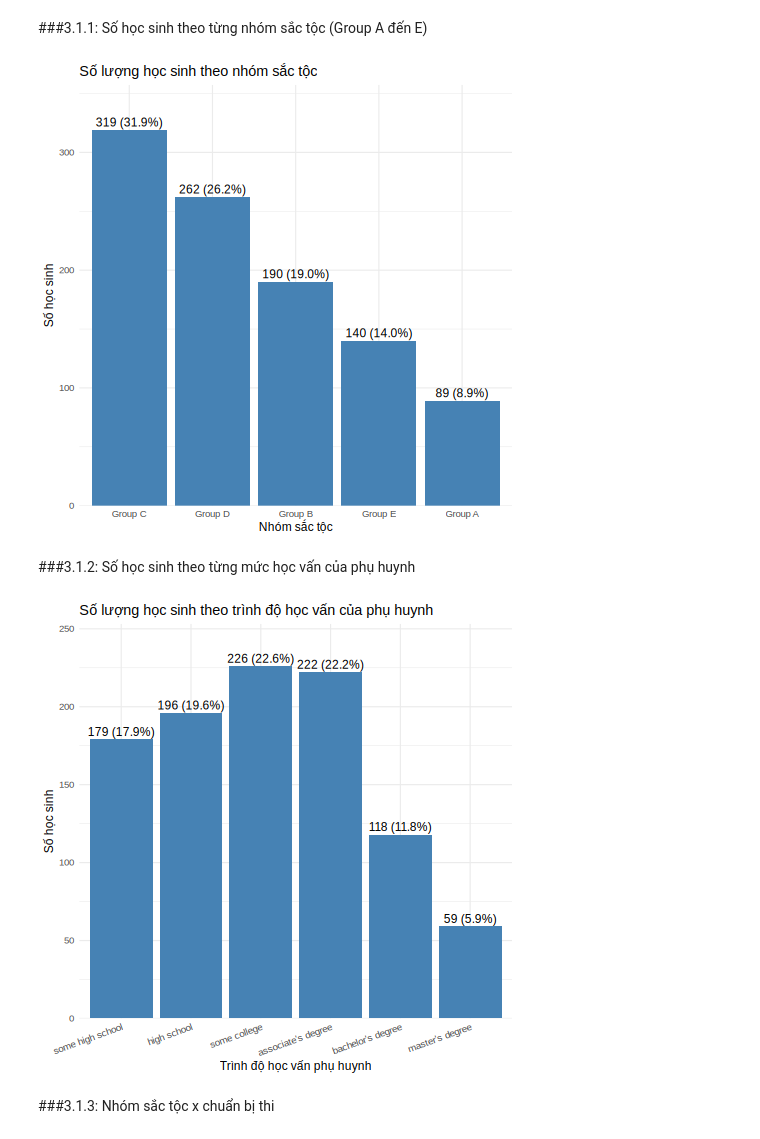
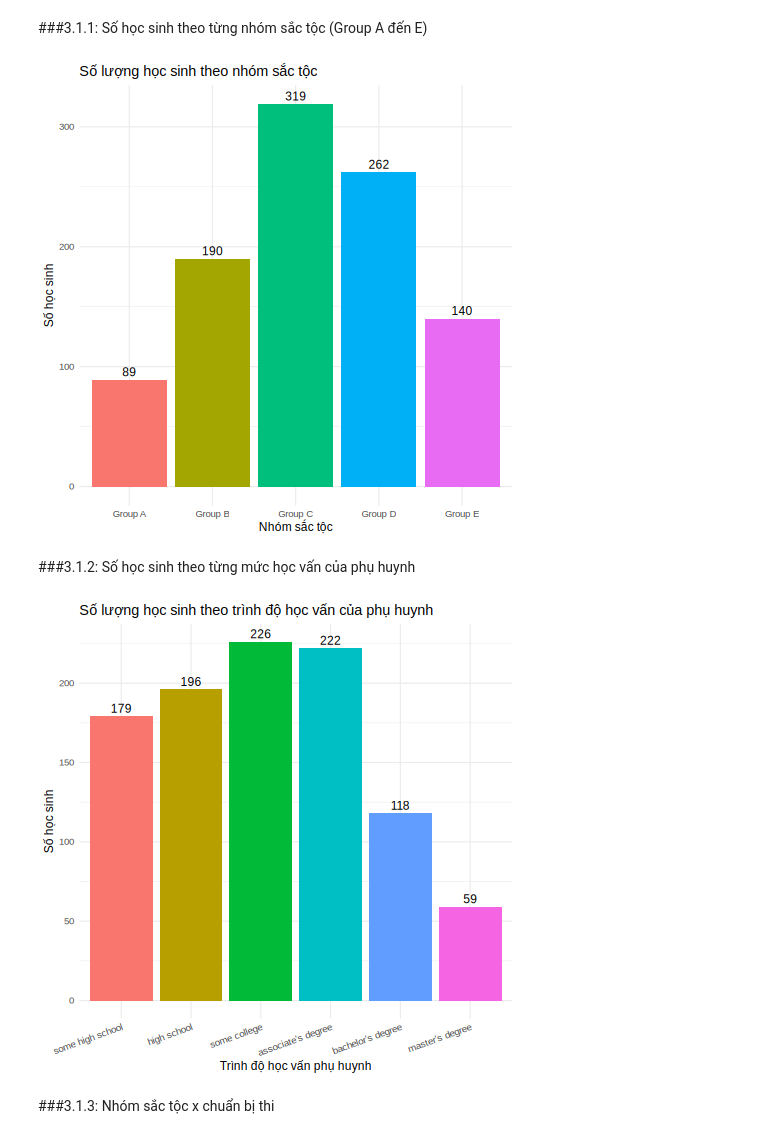
Before and after one commit to 25-DoThanQuocKhanh-24174600024/DHKL18A1HN_Do_An_Nhom_2_CD_3, a Jupyter notebook: Đồ_Án_1_Nhóm_2_2_DHKL18A1HN.ipynb, the cells around one changed output. Cells and saved outputs as stored; diff of their text form; code cells hidden in the pictures.

```diff
--- a/Đồ_Án_1_Nhóm_2_2_DHKL18A1HN.ipynb
+++ b/Đồ_Án_1_Nhóm_2_2_DHKL18A1HN.ipynb
@@ -974,37 +974,29 @@ Giá trị thiếu: 0
 ###3.1.1: Số học sinh theo từng nhóm sắc tộc (Group A đến E)
 # %%
 %%R
-# [p31a] Cột: số học sinh theo nhóm sắc tộc (biến định danh -> sắp theo số lượng)
-p31a <- df |>
-  count(race_ethnicity) |>
-  mutate(label = paste0(n, " (", percent(n / sum(n), accuracy = 0.1), ")")) |>
-  ggplot(aes(fct_reorder(race_ethnicity, n, .desc = TRUE), n)) +
-  geom_col(fill = "steelblue") +
-  geom_text(aes(label = label), vjust = -0.4) +
-  scale_y_continuous(expand = expansion(mult = c(0, 0.12))) +
+p31a <- df |> count(race_ethnicity) |>
+  ggplot(aes(race_ethnicity, n, fill = race_ethnicity)) +
+  geom_col(show.legend = FALSE) +
+  geom_text(aes(label = n), vjust = -0.4) +
   labs(title = "Số lượng học sinh theo nhóm sắc tộc",
        x = "Nhóm sắc tộc", y = "Số học sinh")
 save_plot(p31a, "3.1a_so_luong_sac_toc")
 # %% [output]
-[figure, old version]
+[figure, new version]
 # %% [markdown]
 ###3.1.2: Số học sinh theo từng mức học vấn của phụ huynh
 # %%
 %%R
-# [p31b] Cột: số học sinh theo học vấn phụ huynh (biến thứ bậc -> giữ nguyên thứ tự)
-p31b <- df |>
-  count(parental_education) |>
-  mutate(label = paste0(n, " (", percent(n / sum(n), accuracy = 0.1), ")")) |>
-  ggplot(aes(parental_education, n)) +
-  geom_col(fill = "steelblue") +
-  geom_text(aes(label = label), vjust = -0.4) +
-  scale_y_continuous(expand = expansion(mult = c(0, 0.12))) +
+p31b <- df |> count(parental_education) |>
+  ggplot(aes(parental_education, n, fill = parental_education)) +
+  geom_col(show.legend = FALSE) +
+  geom_text(aes(label = n), vjust = -0.4) +
   labs(title = "Số lượng học sinh theo trình độ học vấn của phụ huynh",
        x = "Trình độ học vấn phụ huynh", y = "Số học sinh") +
   theme(axis.text.x = element_text(angle = 20, hjust = 1))
 save_plot(p31b, "3.1b_so_luong_hoc_van_phu_huynh")
 # %% [output]
-[figure, old version]
+[figure, new version]
 # %% [markdown]
 ###3.1.3: Nhóm sắc tộc x chuẩn bị thi
 # %%
```
Also changed, not shown: parts of 18 cells of this notebook.
